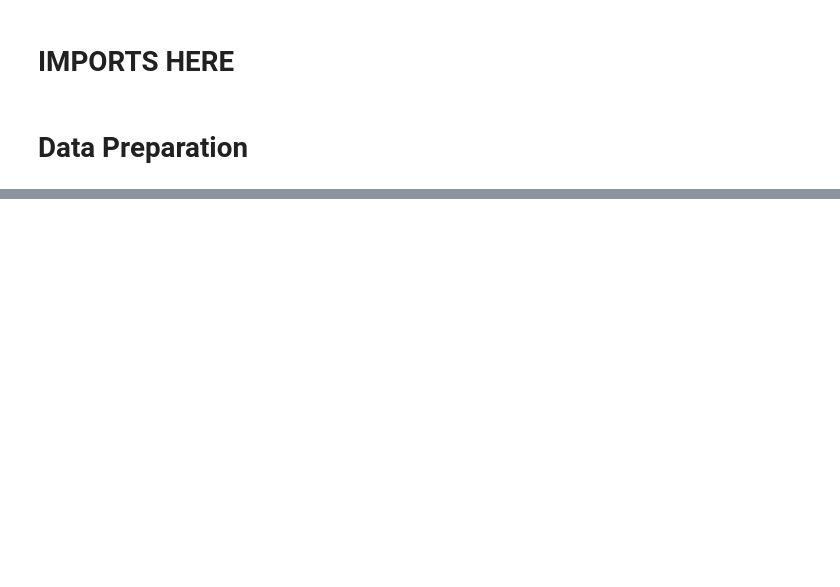
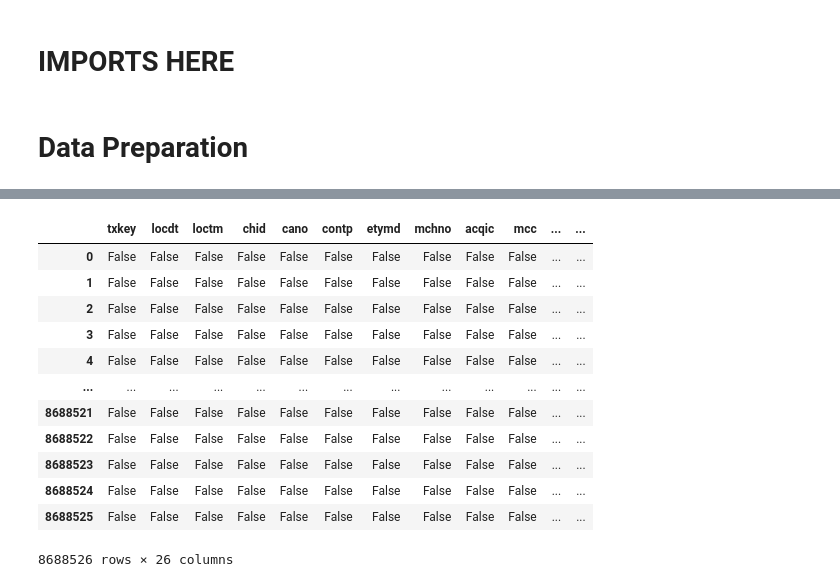
Before and after one commit to Seamonster541/Team-13---E.SUN, a Jupyter notebook: E.Sun.ipynb, the cells around one changed output, grey strips where cells are left out. Drawn from its saved outputs; the diff is of its cells as text; code cells hidden in the pictures; blank space fills up the shorter version.

```diff
--- a/E.Sun.ipynb
+++ b/E.Sun.ipynb
@@ -62,0 +13,16 @@ df
+# %%
+df.isnull()
+# %% [output]
+|  | txkey | locdt | loctm | chid | cano | contp | etymd | mchno | acqic | mcc | ... | ... |
+| 0 | False | False | False | False | False | False | False | False | False | False | ... | ... |
+| 1 | False | False | False | False | False | False | False | False | False | False | ... | ... |
+| 2 | False | False | False | False | False | False | False | False | False | False | ... | ... |
+| 3 | False | False | False | False | False | False | False | False | False | False | ... | ... |
+| 4 | False | False | False | False | False | False | False | False | False | False | ... | ... |
+| ... | ... | ... | ... | ... | ... | ... | ... | ... | ... | ... | ... | ... |
+| 8688521 | False | False | False | False | False | False | False | False | False | False | ... | ... |
+| 8688522 | False | False | False | False | False | False | False | False | False | False | ... | ... |
+| 8688523 | False | False | False | False | False | False | False | False | False | False | ... | ... |
+| 8688524 | False | False | False | False | False | False | False | False | False | False | ... | ... |
+| 8688525 | False | False | False | False | False | False | False | False | False | False | ... | ... |
+8688526 rows × 26 columns
```
Also changed, not shown: parts of 15 cells of this notebook.
